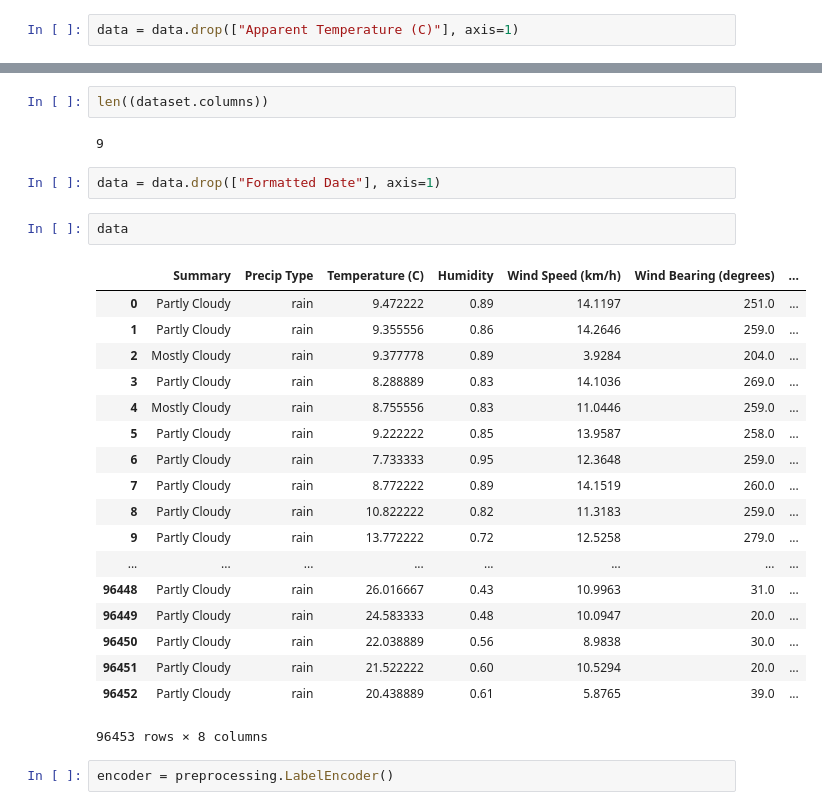
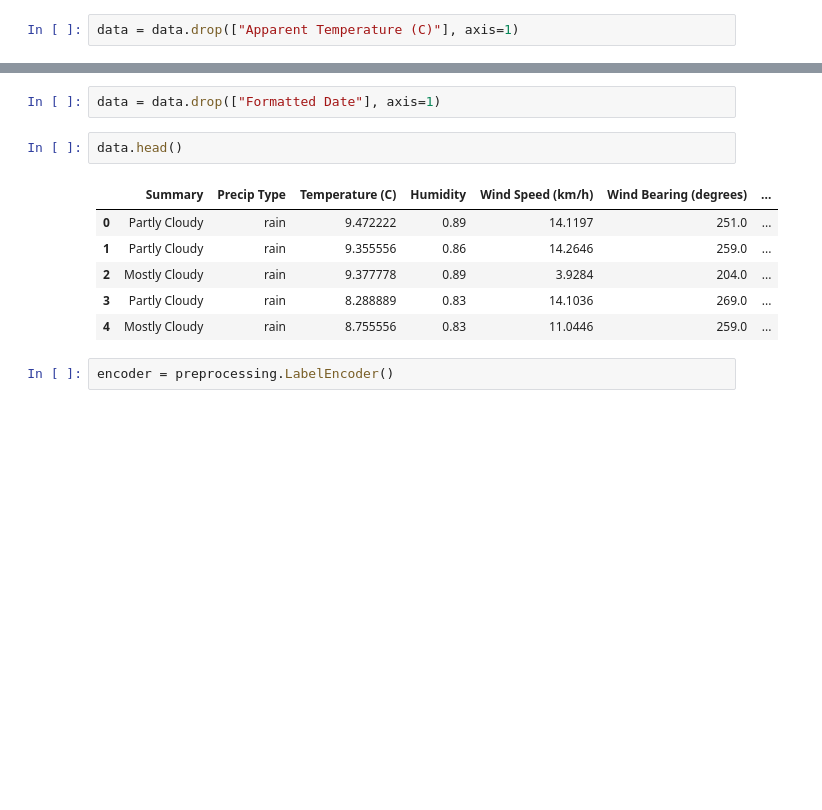
Before and after one commit to EricccZ/ZEZ, a Jupyter notebook: Final Project.ipynb, the cells around one changed output, grey strips where cells are left out. Cells and saved outputs as stored; diff of their text form; blank space fills up the shorter version.

```diff
--- a/Final Project.ipynb
+++ b/Final Project.ipynb
@@ -157,30 +95,14 @@ data
-# %%
-len((dataset.columns))
-# %% [output]
-9
 # %%
 data = data.drop(["Formatted Date"], axis=1)
 # %%
-data
+data.head()
 # %% [output]
 |  | Summary | Precip Type | Temperature (C) | Humidity | Wind Speed (km/h) | Wind Bearing (degrees) | ... |
 | 0 | Partly Cloudy | rain | 9.472222 | 0.89 | 14.1197 | 251.0 | ... |
 | 1 | Partly Cloudy | rain | 9.355556 | 0.86 | 14.2646 | 259.0 | ... |
 | 2 | Mostly Cloudy | rain | 9.377778 | 0.89 | 3.9284 | 204.0 | ... |
 | 3 | Partly Cloudy | rain | 8.288889 | 0.83 | 14.1036 | 269.0 | ... |
 | 4 | Mostly Cloudy | rain | 8.755556 | 0.83 | 11.0446 | 259.0 | ... |
-| 5 | Partly Cloudy | rain | 9.222222 | 0.85 | 13.9587 | 258.0 | ... |
-| 6 | Partly Cloudy | rain | 7.733333 | 0.95 | 12.3648 | 259.0 | ... |
-| 7 | Partly Cloudy | rain | 8.772222 | 0.89 | 14.1519 | 260.0 | ... |
-| 8 | Partly Cloudy | rain | 10.822222 | 0.82 | 11.3183 | 259.0 | ... |
-| 9 | Partly Cloudy | rain | 13.772222 | 0.72 | 12.5258 | 279.0 | ... |
-| ... | ... | ... | ... | ... | ... | ... | ... |
-| 96448 | Partly Cloudy | rain | 26.016667 | 0.43 | 10.9963 | 31.0 | ... |
-| 96449 | Partly Cloudy | rain | 24.583333 | 0.48 | 10.0947 | 20.0 | ... |
-| 96450 | Partly Cloudy | rain | 22.038889 | 0.56 | 8.9838 | 30.0 | ... |
-| 96451 | Partly Cloudy | rain | 21.522222 | 0.60 | 10.5294 | 20.0 | ... |
-| 96452 | Partly Cloudy | rain | 20.438889 | 0.61 | 5.8765 | 39.0 | ... |
-96453 rows × 8 columns
 # %%
 encoder = preprocessing.LabelEncoder()
 # %%
```
Also changed, not shown: parts of 29 cells of this notebook.
